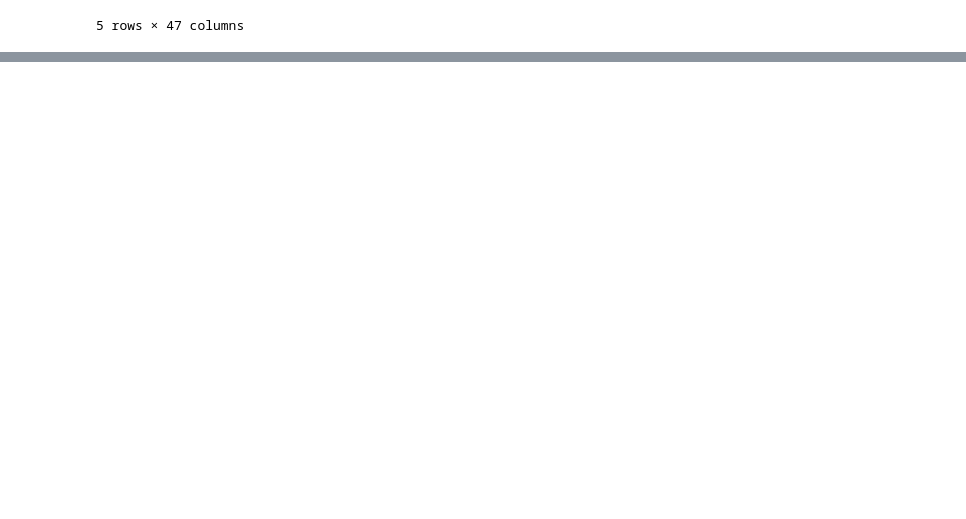
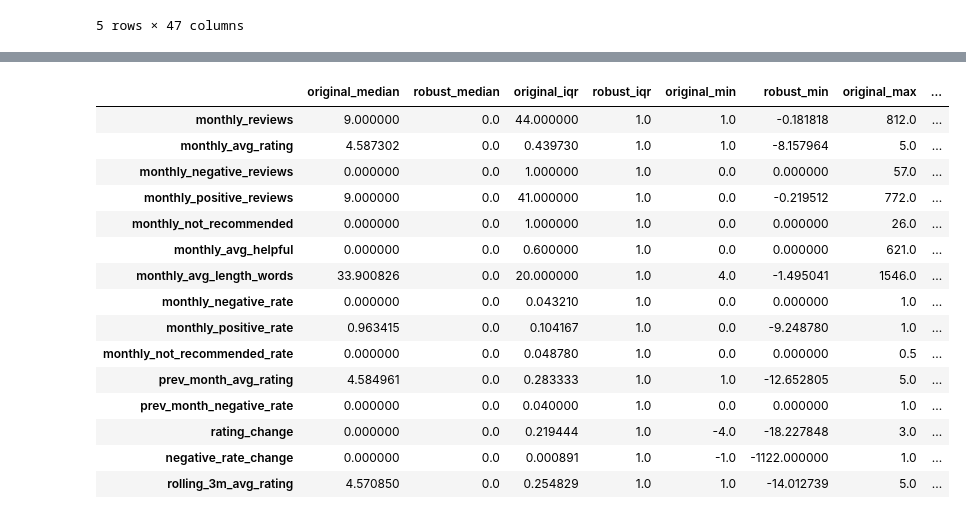
Before and after one commit to R3beAM/Proyecto-Final-Integracion, a Jupyter notebook: Evaluacion_2.ipynb, the cells around one changed output, grey strips where cells are left out. Drawn from its saved outputs; the diff is of its cells as text; code cells hidden in the pictures; blank space fills up the shorter version.

```diff
--- a/Evaluacion_2.ipynb
+++ b/Evaluacion_2.ipynb
@@ -799,0 +749,78 @@ display(comparacion_escalado.head(10))
+# %%
+from sklearn.preprocessing import RobustScaler
+import numpy as np
+import pandas as pd
+
+# =========================
+# 1. Definir target
+# =========================
+
+target_col = "sales_drop_risk"
+
+# =========================
+# 2. Seleccionar columnas numéricas excluyendo el target
+# =========================
+
+numeric_cols = final_dataset.select_dtypes(include=[np.number]).columns.tolist()
+
+# Excluir target si está dentro de las columnas numéricas
+numeric_cols = [col for col in numeric_cols if col != target_col]
+
+print(f"Columnas numéricas a escalar: {len(numeric_cols)}")
+print("Target excluido:", target_col)
+print("Columnas escaladas:")
+print(numeric_cols)
+
+# =========================
+# 3. Crear copia del dataset
+# =========================
+
+final_dataset_robust = final_dataset.copy()
+
+# =========================
+# 4. Aplicar RobustScaler
+# =========================
+
+robust_scaler = RobustScaler()
+
+final_dataset_robust[numeric_cols] = robust_scaler.fit_transform(
+    final_dataset[numeric_cols]
+)
+
+# =========================
+# 5. Evidencia antes y después
+# =========================
+
+comparacion_robust = pd.DataFrame({
+    "original_median": final_dataset[numeric_cols].median(),
+    "robust_median": final_dataset_robust[numeric_cols].median(),
+    "original_iqr": final_dataset[numeric_cols].quantile(0.75) - final_dataset[numeric_cols].quantile(0.25),
+    "robust_iqr": final_dataset_robust[numeric_cols].quantile(0.75) - final_dataset_robust[numeric_cols].quantile(0.25),
+    "original_min": final_dataset[numeric_cols].min(),
+    "robust_min": final_dataset_robust[numeric_cols].min(),
+    "original_max": final_dataset[numeric_cols].max(),
+    "robust_max": final_dataset_robust[numeric_cols].max()
+})
+
+display(comparacion_robust.head(15))
+
+# =========================
+# 6. Verificar que el target no fue escalado
+# =========================
+
+if target_col in final_dataset.columns:
+    print("Valores únicos del target original:")
+    print(final_dataset[target_col].unique())
+
+    print("Valores únicos del target en dataset escalado:")
+    print(final_dataset_robust[target_col].unique())
+
+# =========================
+# 7. Vista del dataset escalado
+# =========================
+
+print("Shape original:", final_dataset.shape)
+print("Shape escalado:", final_dataset_robust.shape)
+
+display(final_dataset_robust.head())
+# %% [output]
@@ -799,0 +831,16 @@ display(comparacion_escalado.head(10))
+|  | original_median | robust_median | original_iqr | robust_iqr | original_min | robust_min | original_max | ... |
+| monthly_reviews | 9.000000 | 0.0 | 44.000000 | 1.0 | 1.0 | -0.181818 | 812.0 | ... |
+| monthly_avg_rating | 4.587302 | 0.0 | 0.439730 | 1.0 | 1.0 | -8.157964 | 5.0 | ... |
+| monthly_negative_reviews | 0.000000 | 0.0 | 1.000000 | 1.0 | 0.0 | 0.000000 | 57.0 | ... |
+| monthly_positive_reviews | 9.000000 | 0.0 | 41.000000 | 1.0 | 0.0 | -0.219512 | 772.0 | ... |
+| monthly_not_recommended | 0.000000 | 0.0 | 1.000000 | 1.0 | 0.0 | 0.000000 | 26.0 | ... |
+| monthly_avg_helpful | 0.000000 | 0.0 | 0.600000 | 1.0 | 0.0 | 0.000000 | 621.0 | ... |
+| monthly_avg_length_words | 33.900826 | 0.0 | 20.000000 | 1.0 | 4.0 | -1.495041 | 1546.0 | ... |
+| monthly_negative_rate | 0.000000 | 0.0 | 0.043210 | 1.0 | 0.0 | 0.000000 | 1.0 | ... |
+| monthly_positive_rate | 0.963415 | 0.0 | 0.104167 | 1.0 | 0.0 | -9.248780 | 1.0 | ... |
+| monthly_not_recommended_rate | 0.000000 | 0.0 | 0.048780 | 1.0 | 0.0 | 0.000000 | 0.5 | ... |
+| prev_month_avg_rating | 4.584961 | 0.0 | 0.283333 | 1.0 | 1.0 | -12.652805 | 5.0 | ... |
+| prev_month_negative_rate | 0.000000 | 0.0 | 0.040000 | 1.0 | 0.0 | 0.000000 | 1.0 | ... |
+| rating_change | 0.000000 | 0.0 | 0.219444 | 1.0 | -4.0 | -18.227848 | 3.0 | ... |
+| negative_rate_change | 0.000000 | 0.0 | 0.000891 | 1.0 | -1.0 | -1122.000000 | 1.0 | ... |
+| rolling_3m_avg_rating | 4.570850 | 0.0 | 0.254829 | 1.0 | 1.0 | -14.012739 | 5.0 | ... |
```
Also changed, not shown: parts of 4 cells of this notebook.
